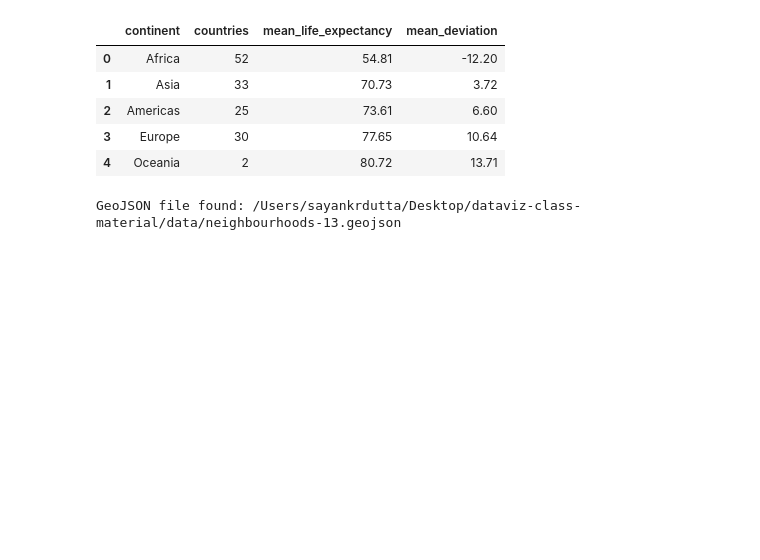
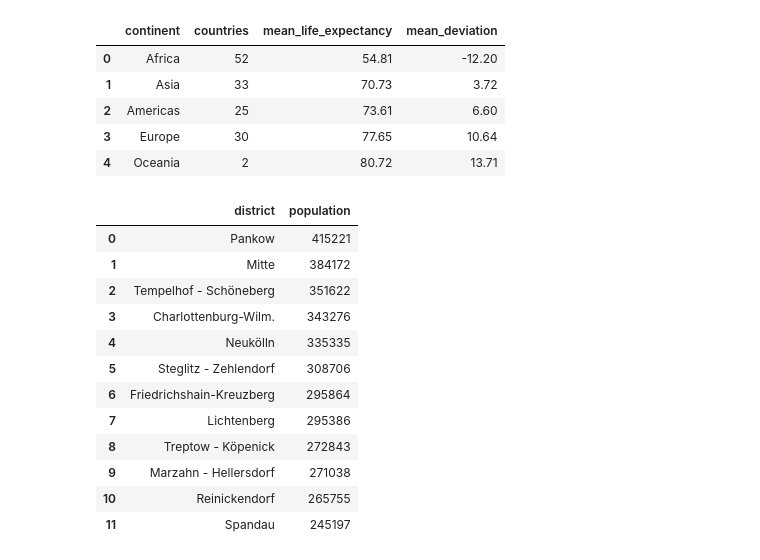
Before and after one commit to Sayankrdutta07/dataviz-exercises-sayankrdutta, a Jupyter notebook: week6/lecture06_exercise.ipynb, the cells around one changed output. Saved outputs shown, nothing was run; the diff lists cells and outputs as text; code cells hidden in the pictures; blank space fills up the shorter version.

```diff
--- a/week6/lecture06_exercise.ipynb
+++ b/week6/lecture06_exercise.ipynb
@@ -126,14 +73,12 @@ display(continent_summary)
 | 3 | Europe | 30 | 77.65 | 10.64 |
 | 4 | Oceania | 2 | 80.72 | 13.71 |
 # %%
-# TASK 2: BERLIN BOROUGH POPULATION CHOROPLETH MAP
-
 import pandas as pd
 import plotly.express as px
 import json
 from pathlib import Path
+from IPython.display import display
 
-# Berlin borough population dataset
 berlin_population = pd.DataFrame({
     "district": [
         "Charlottenburg-Wilm.",
@@ -156,68 +101,63 @@ berlin_population = pd.DataFrame({
     ]
 })
 
-# Search for the GeoJSON file
-search_locations = [
-    Path.cwd(),
-    Path.cwd().parent,
-    Path.home() / "Downloads",
-    Path.home() / "Desktop"
-]
-
-geojson_path = None
-
-for folder in search_locations:
-    if folder.exists():
-        matches = list(folder.glob("**/*neigh*13*.geojson"))
-        if matches:
-            geojson_path = matches[0]
-            break
-
-# Stop if the file is missing
-if geojson_path is None:
-    raise FileNotFoundError(
-        "GeoJSON file is not on your computer in the searched locations. "
-        "Download neighbourhoods-13.geojson and place it in your project's data folder."
-    )
-
-print("GeoJSON file found:", geojson_path)
-
-# Load GeoJSON
+geojson_path = Path("../data/neighbourhoods-13.geojson")
 with open(geojson_path, "r", encoding="utf-8") as file:
     berlin_geojson = json.load(file)
 
-# Keep features with borough names
 berlin_geojson["features"] = [
     feature for feature in berlin_geojson["features"]
     if feature["properties"].get("neighbourhood_group")
 ]
 
-# Create choropleth map
-fig = px.choropleth(
+fig2 = px.choropleth(
     berlin_population,
     geojson=berlin_geojson,
     locations="district",
     featureidkey="properties.neighbourhood_group",
     color="population",
     color_continuous_scale="Blues",
     hover_name="district",
     hover_data={"population": ":,"},
     title="Population Distribution Across Berlin Boroughs"
 )
 
-fig.update_geos(
-    fitbounds="locations",
-    visible=False
-)
-
-fig.update_layout(
+fig2.update_geos(fitbounds="locations", visible=False)
+fig2.update_layout(
     title_x=0.5,
     title_font_size=20,
     coloraxis_colorbar_title="Population",
     margin={"r": 0, "t": 60, "l": 0, "b": 0},
     height=650
 )
 
-fig.show()
+display(
+    berlin_population.sort_values(
+        "population", ascending=False
+    ).reset_index(drop=True)
+)
+
+figures_dir = Path("../figures")
+figures_dir.mkdir(parents=True, exist_ok=True)
+
+fig2.write_html(
+    figures_dir / "task2_berlin_population.html",
+    include_plotlyjs=True,
+    full_html=True
+)
+
+fig2.show()
 # %% [output]
-GeoJSON file found: /Users/sayankrdutta/Desktop/dataviz-class-material/data/neighbourhoods-13.geojson
+|  | district | population |
+| 0 | Pankow | 415221 |
+| 1 | Mitte | 384172 |
+| 2 | Tempelhof - Schöneberg | 351622 |
+| 3 | Charlottenburg-Wilm. | 343276 |
+| 4 | Neukölln | 335335 |
+| 5 | Steglitz - Zehlendorf | 308706 |
+| 6 | Friedrichshain-Kreuzberg | 295864 |
+| 7 | Lichtenberg | 295386 |
+| 8 | Treptow - Köpenick | 272843 |
+| 9 | Marzahn - Hellersdorf | 271038 |
+| 10 | Reinickendorf | 265755 |
+| 11 | Spandau | 245197 |
```
Also changed, not shown: parts of 5 cells of this notebook.
